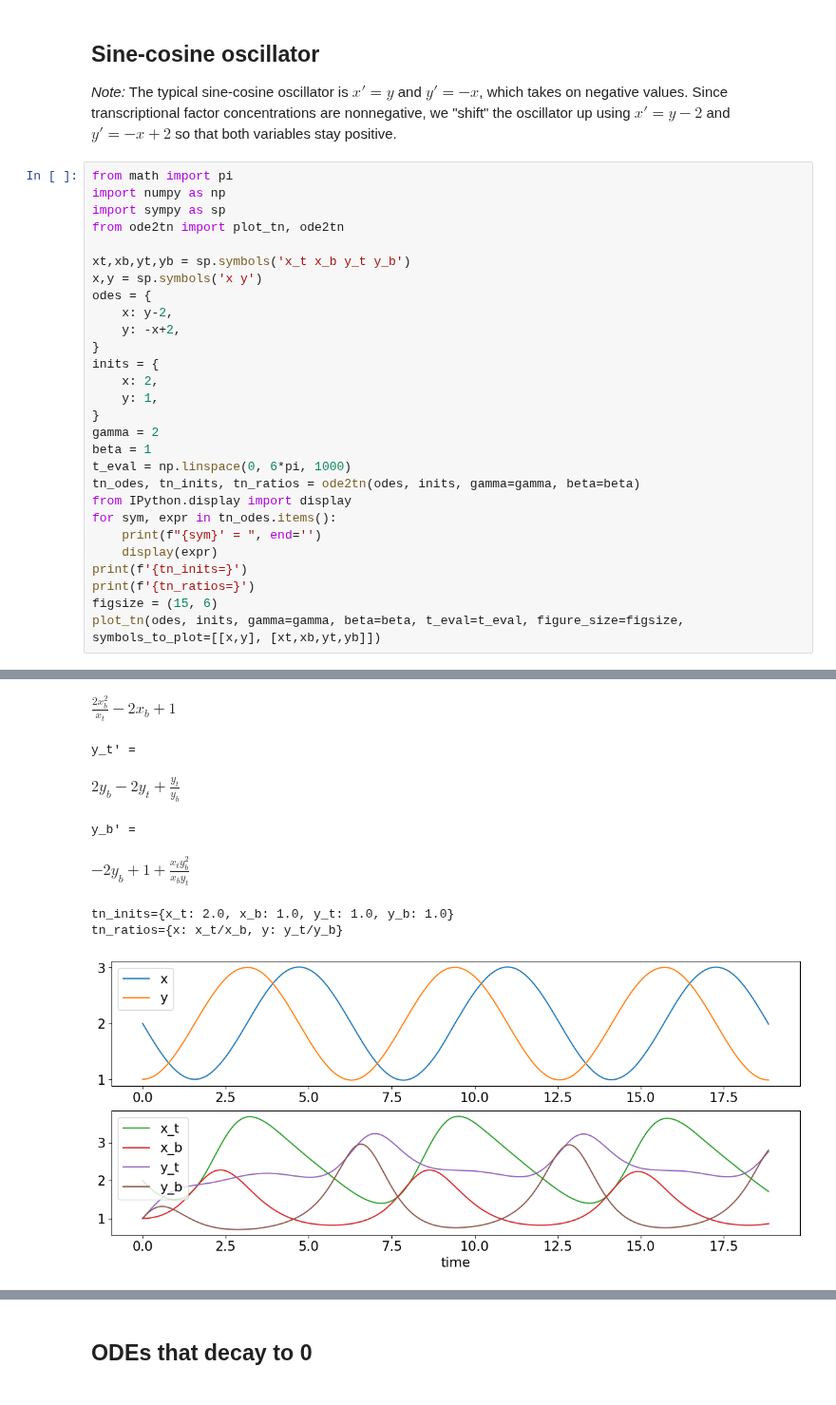
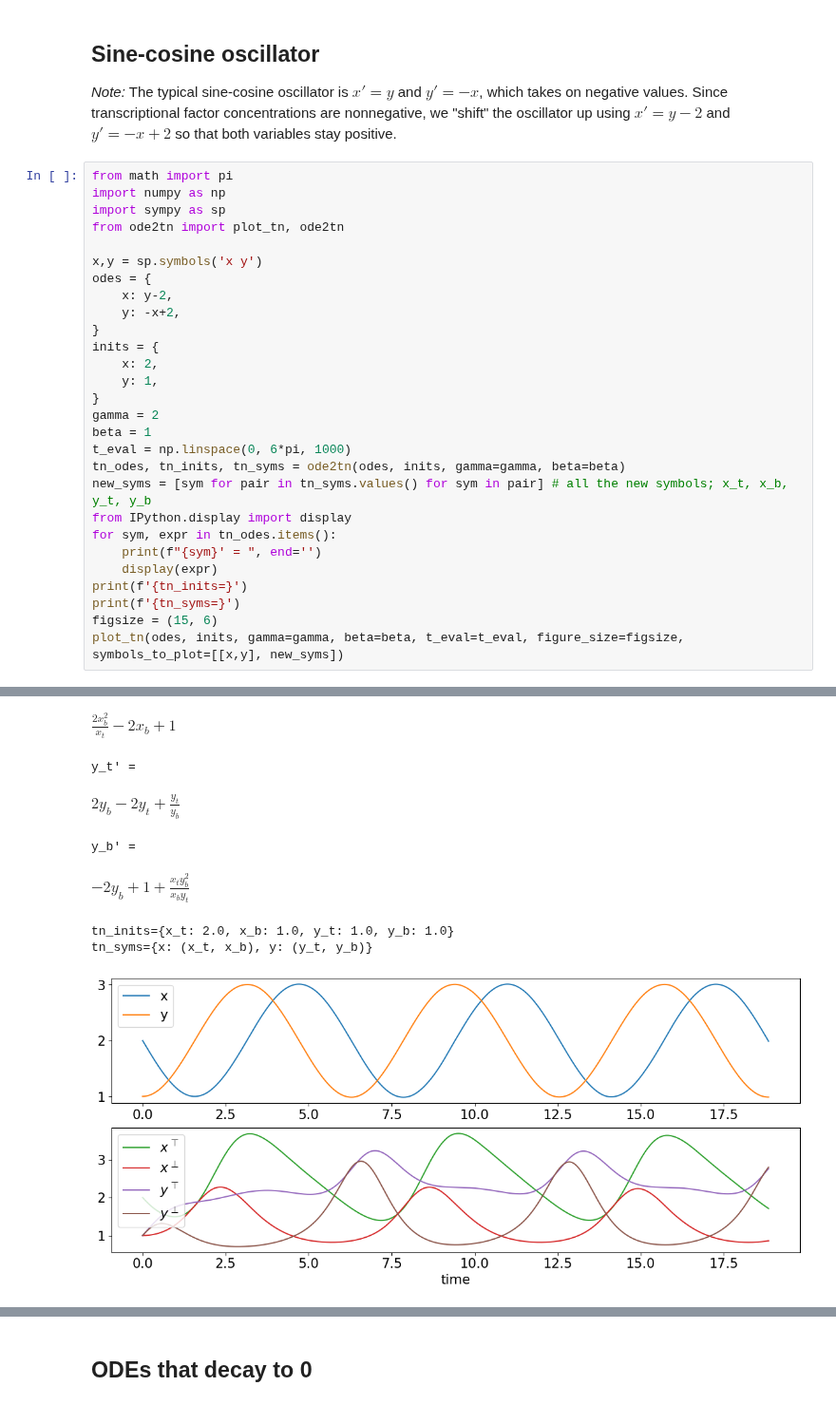
Before and after one commit to UC-Davis-molecular-computing/ode2tn, a Jupyter notebook: notebook.ipynb, the cells around one changed output, grey strips where cells are left out. Shown at 95% size. Saved outputs shown, nothing was run; the diff lists cells and outputs as text.

Commit message:
changed plots to use LaTeX in legends for top and bottom symbols

```diff
--- a/notebook.ipynb
+++ b/notebook.ipynb
@@ -13,40 +13,40 @@ import numpy as np
 import sympy as sp
 from ode2tn import plot_tn, ode2tn
 
-xt,xb,yt,yb = sp.symbols('x_t x_b y_t y_b')
 x,y = sp.symbols('x y')
 odes = {
     x: y-2,
     y: -x+2,
 }
 inits = {
     x: 2,
     y: 1,
 }
 gamma = 2
 beta = 1
 t_eval = np.linspace(0, 6*pi, 1000)
-tn_odes, tn_inits, tn_ratios = ode2tn(odes, inits, gamma=gamma, beta=beta)
+tn_odes, tn_inits, tn_syms = ode2tn(odes, inits, gamma=gamma, beta=beta)
+new_syms = [sym for pair in tn_syms.values() for sym in pair] # all the new symbols; x_t, x_b, y_t, y_b
 from IPython.display import display
 for sym, expr in tn_odes.items():
     print(f"{sym}' = ", end='')
     display(expr)
 print(f'{tn_inits=}')
-print(f'{tn_ratios=}')
+print(f'{tn_syms=}')
 figsize = (15, 6)
-plot_tn(odes, inits, gamma=gamma, beta=beta, t_eval=t_eval, figure_size=figsize, symbols_to_plot=[[x,y], [xt,xb,yt,yb]])
+plot_tn(odes, inits, gamma=gamma, beta=beta, t_eval=t_eval, figure_size=figsize, symbols_to_plot=[[x,y], new_syms])
 # %% [output]
 x_t' =
 $\displaystyle \frac{x_{b} y_{t}}{y_{b}} - 2 x_{t} + \frac{x_{t}}{x_{b}}$
 x_b' =
 $\displaystyle \frac{2 x_{b}^{2}}{x_{t}} - 2 x_{b} + 1$
 y_t' =
 $\displaystyle 2 y_{b} - 2 y_{t} + \frac{y_{t}}{y_{b}}$
 y_b' =
 $\displaystyle - 2 y_{b} + 1 + \frac{x_{t} y_{b}^{2}}{x_{b} y_{t}}$
 tn_inits={x_t: 2.0, x_b: 1.0, y_t: 1.0, y_b: 1.0}
-tn_ratios={x: x_t/x_b, y: y_t/y_b}
+tn_syms={x: (x_t, x_b), y: (y_t, y_b)}
-[figure, old version]
+[figure, new version]
 # %%
 # simplified cell for example in README
 from math import pi
```
Also changed, not shown: parts of 5 cells of this notebook, 1 other file.
